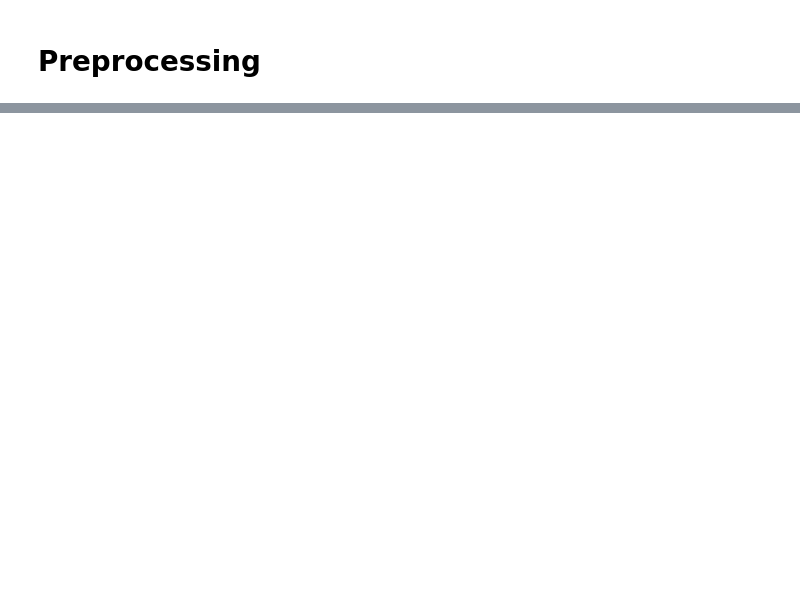
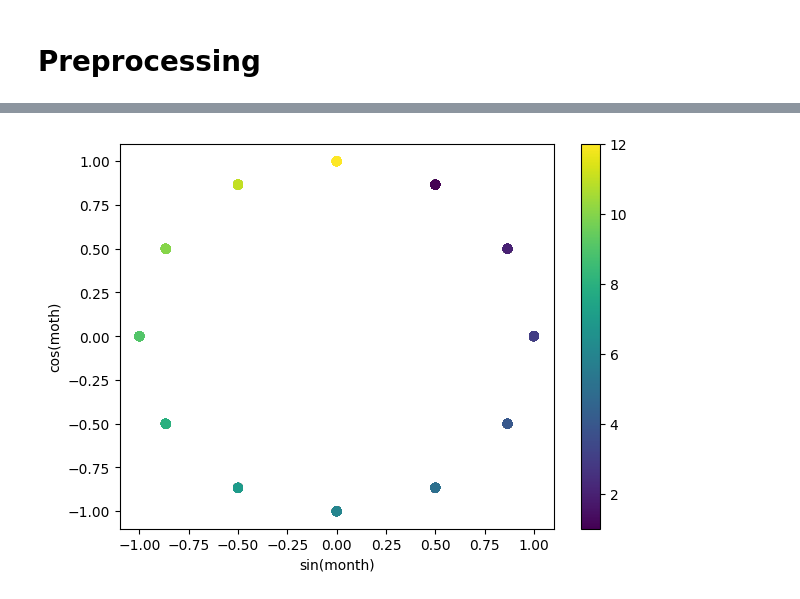
Before and after one commit to mattiaottoborgo/HW_PCA, a Jupyter notebook: HW_PCA.ipynb, the cells around one changed output, grey strips where cells are left out. Saved outputs shown, nothing was run; the diff lists cells and outputs as text; code cells hidden in the pictures; blank space fills up the shorter version.

```diff
--- a/HW_PCA.ipynb
+++ b/HW_PCA.ipynb
@@ -163,0 +260,10 @@ features=
+# %%
+fig, ax = plt.subplots(figsize=(7, 5))
+sp = ax.scatter(date_df["month_sin"], date_df["month_cos"], c=date_df["month"])
+ax.set(
+    xlabel="sin(month)",
+    ylabel="cos(moth)",
+)
+_ = fig.colorbar(sp)
+# %% [output]
+[figure, added]
```
Also changed, not shown: parts of 23 cells of this notebook, 1 other file.
